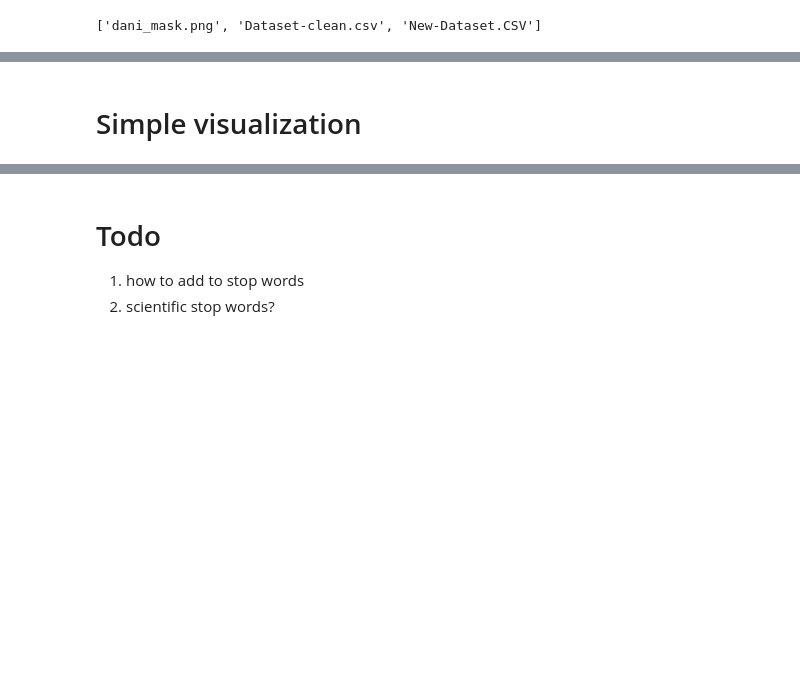
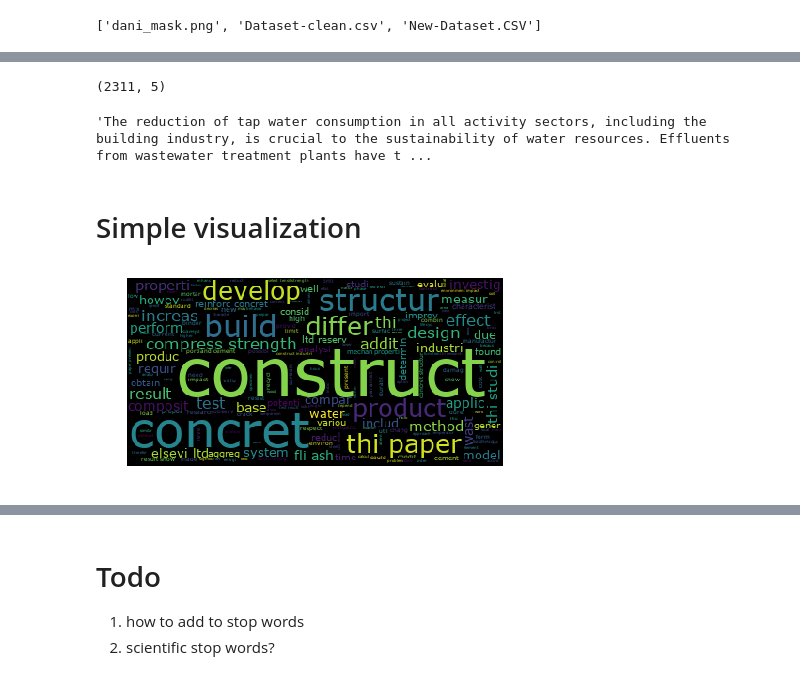
Before and after one commit to dani-lbnl/textxd2018, a Jupyter notebook: code/TextXD-Hackaton.ipynb, the cells around one changed output, grey strips where cells are left out. Drawn from its saved outputs; the diff is of its cells as text; code cells hidden in the pictures; blank space fills up the shorter version.

```diff
--- a/code/TextXD-Hackaton.ipynb
+++ b/code/TextXD-Hackaton.ipynb
@@ -25,6 +25,7 @@ Populating the interactive namespace from numpy and matplotlib
 path ='../data/' #indicate the local path where files are stored
 allFiles = os.listdir(path) #save the list of filenames into a variable
 print(allFiles)
+allFiles = ['New-Dataset.CSV']
 # %% [output]
 ['dani_mask.png', 'Dataset-clean.csv', 'New-Dataset.CSV']
 # %%
@@ -42,22 +47,29 @@ UnicodeDecodeError: 'utf-8' codec can't decode byte 0x89 in position 0: invalid
 # %%
 #Number of rows
 data.shape
+# %% [output]
+(2311, 5)
 # %%
 #View the first text
-data.iloc[0,1]
+data['AB'][0]
+# %% [output]
+'The reduction of tap water consumption in all activity sectors, including the building industry, is crucial to the sustainability of water resources. Effluents from wastewater treatment plants have t ...
 # %%
 from nltk.tokenize import sent_tokenize, word_tokenize
 #first sentence from wikipedia
 #data = "Concrete, usually Portland cement concrete, is a composite material composed of fine and coarse aggregate bonded together with a fluid cement (cement paste) that hardens over time—most frequently a lime-based cement binder, such as Portland cement, but sometimes with other hydraulic cements, such as a calcium aluminate cement. It is distinguished from other, non-cementitious types of concrete all binding some form of aggregate together, including asphalt concrete with a bitumen binder, which is frequently used for road surfaces, and polymer concretes that use polymers as a binder."
-tokens = word_tokenize(data)
-print(len(tokens))
-print(tokens)
+#tokens = word_tokenize(data['AB'][0])
+#print(len(tokens))
+#print(tokens)
+abstracts = data.AB.str.cat(sep=' ')
+#' '.join(data['AB'].astype())
 # %%
 from nltk.tokenize import sent_tokenize, word_tokenize
 from nltk.corpus import stopwords
 import string
 from nltk.stem import PorterStemmer
 from nltk.stem import WordNetLemmatizer
+
 
 def preprocessing(text):
 
@@ -67,9 +79,6 @@ def preprocessing(text):
     # remove stopwords here might bring you headaches - put it last
     #stop = stopwords.words('english')
     #tokens = [token for token in tokens if token not in stop]
-
-    # remove words less than three letters
-    tokens = [word for word in tokens if len(word) >= 3]
 
     # lower capitalization
     tokens = [word.lower() for word in tokens]
@@ -81,12 +90,15 @@ def preprocessing(text):
     # remove stopwords
     cachedStopWords = set(stopwords.words('english'))
     #subsets
-    newStopWords = ['that','usual','include','type']
+    newStopWords = ['that','usual','include','type','data']
     exclude = set(string.punctuation)
     #adding to set
     cachedStopWords = cachedStopWords.union(newStopWords)
     cachedStopWords = cachedStopWords.union(exclude)
     tokens = [w for w in tokens if w not in cachedStopWords]
+
+    # remove words less than three letters
+    tokens = [word for word in tokens if len(word) >= 3]
 
     # lemmatize
     lmtzr = WordNetLemmatizer()
@@ -96,22 +108,24 @@ def preprocessing(text):
     return preprocessed_text
 # %%
 #Better now with stems and lemmas
-goodTokens = preprocessing(data)
+goodTokens = preprocessing(abstracts)
 # %% [markdown]
 # Simple visualization
 # %%
 import matplotlib.pyplot as plt
 from wordcloud import WordCloud, STOPWORDS
 
 text = 'all your base are belong to us all of your base base base'
 
 def generate_wordcloud(text): # optionally add: stopwords=STOPWORDS and change the arg below
     wordcloud = WordCloud(font_path='/Library/Fonts/Verdana.ttf',
                           relative_scaling = 1.0,
-                          stopwords = {'to', 'of'} # set or space-separated string
+                          stopwords = {'use', 'right','one','two','materi','also','process'} # set or space-separated string
                           ).generate(text)
     plt.imshow(wordcloud)
     plt.axis("off")
     plt.show()
 
 generate_wordcloud(goodTokens)
+# %% [output]
+[figure, added]
```
Also changed, not shown: parts of 5 cells of this notebook.
